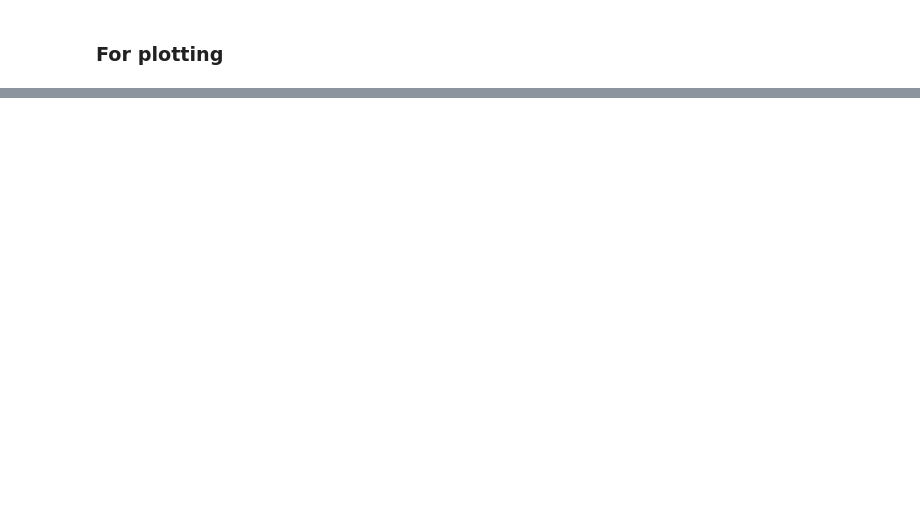
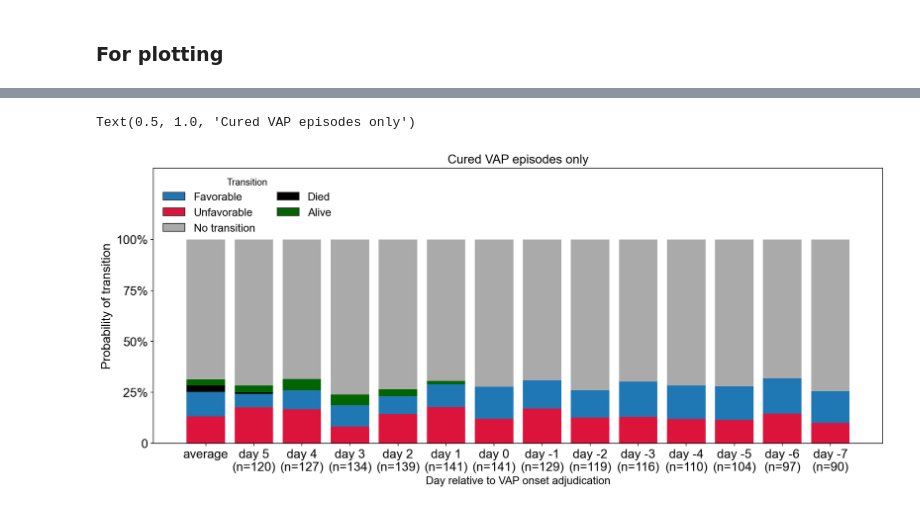
Before and after one commit to NUSCRIPT/CarpeDiem, a Jupyter notebook: narrative/10_VAP_transitions.ipynb, the cells around one changed output, grey strips where cells are left out. Cells and saved outputs as stored; diff of their text form; code cells hidden in the pictures; blank space fills up the shorter version.

```diff
--- a/narrative/10_VAP_transitions.ipynb
+++ b/narrative/10_VAP_transitions.ipynb
@@ -713,0 +805,2 @@ dump_figure("transition_probability_pre7.pdf")
+# %%
+plot_data = []
@@ -713,0 +851,50 @@ dump_figure("transition_probability_pre7.pdf")
+# %%
+plot_df = pd.DataFrame(
+    plot_data,
+    columns=["category", "bad_prob", "good_prob", "bad_disch_prob", "good_disch_prob"]
+)
+# %%
+plot_df["no_prob"] = (
+    1 - plot_df.bad_prob - plot_df.good_prob - plot_df.bad_disch_prob - plot_df.good_disch_prob
+)
+# %%
+COLORS = {
+    "bad_prob": DISCH_PALETTE[-1],
+    "good_prob": DISCH_PALETTE[0],
+    "bad_disch_prob": "black",
+    "good_disch_prob": "darkgreen",
+    "no_prob": "#aaa"
+}
+# %%
+fig, ax = plt.subplots(figsize=(14, 6), constrained_layout=True)
+bottom = pd.Series(0, index=plot_df.index)
+for c in plot_df.columns[plot_df.columns.str.endswith("_prob")]:
+    ax.bar(plot_df.index, plot_df[c], bottom=bottom, color=COLORS[c])
+    bottom += plot_df[c]
+ax.set_xticks(plot_df.index)
+ax.set_xticklabels(plot_df.category, size=16)
+ax.set_ylabel("Probability of transition", size=16)
+ax.set_ylim(0, 1.35)
+ax.set_yticks([0, 0.25, 0.5, 0.75, 1])
+ax.set_yticklabels(["0", "25%", "50%", "75%", "100%"], size=16)
+handles = [
+    mpl.patches.Patch(color=DISCH_PALETTE[0], label="Favorable", ec="#333333"),
+    mpl.patches.Patch(color=DISCH_PALETTE[-1], label="Unfavorable", ec="#333333"),
+    mpl.patches.Patch(color="#aaa", label="No transition", ec="#333333"),
+    mpl.patches.Patch(color="black", label="Died", ec="#333333"),
+    mpl.patches.Patch(color="darkgreen", label="Alive", ec="#333333"),
+]
+ax.legend(
+    handles=handles,
+    loc="upper left",
+    title="Transition",
+    frameon=False,
+    fontsize=14,
+    title_fontsize=12,
+    ncol=2
+)
+ax.set_xlabel("Day relative to VAP onset adjudication", size=14)
+ax.set_title("Cured VAP episodes only", size=16)
+# %% [output]
+Text(0.5, 1.0, 'Cured VAP episodes only')
+[figure, added]
```
Also changed, not shown: parts of 49 cells of this notebook.
